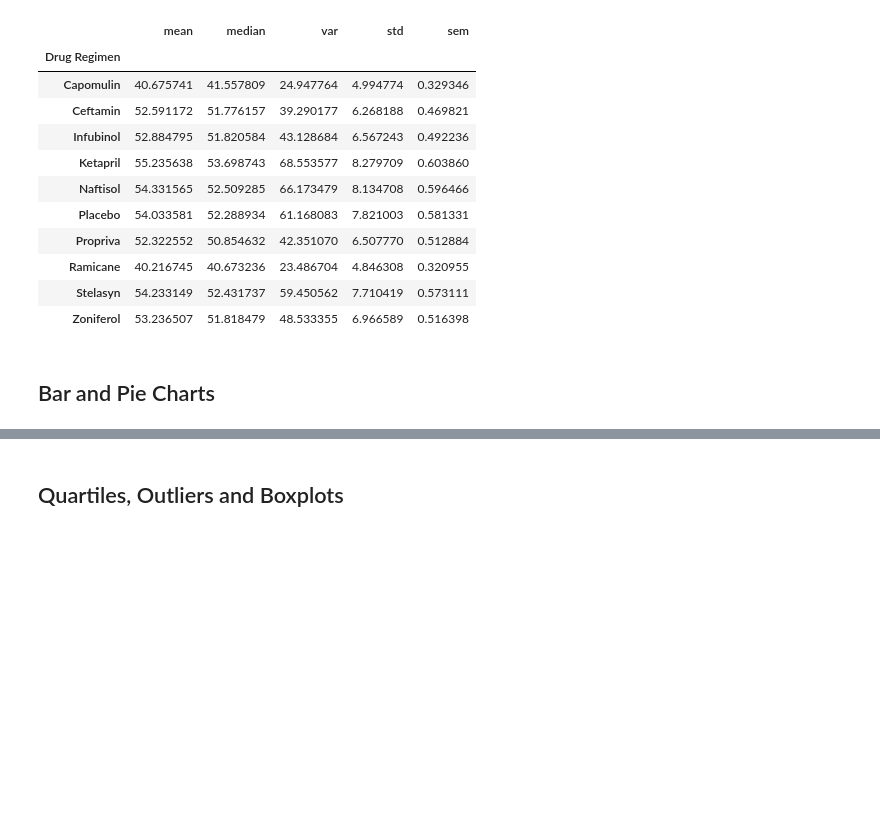
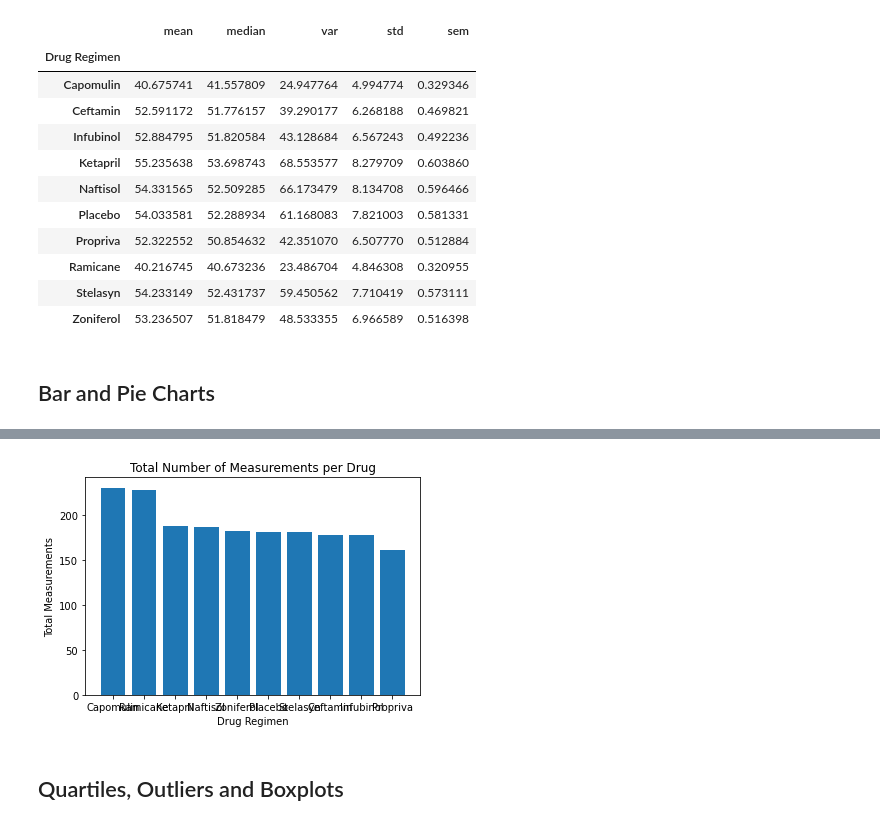
Before and after one commit to PatriceW2/Matplotlib_Challenge-, a Jupyter notebook: Pymaceuticals/pymaceuticals_starter.ipynb, the cells around one changed output, grey strips where cells are left out. Cells and saved outputs as stored; diff of their text form; code cells hidden in the pictures; blank space fills up the shorter version.

```diff
--- a/Pymaceuticals/pymaceuticals_starter.ipynb
+++ b/Pymaceuticals/pymaceuticals_starter.ipynb
@@ -221,7 +221,14 @@ AttributeError: 'numpy.int32' object has no attribute 'plot'
 # %%
 # Generate a bar plot showing the total number of measurements taken on each drug regimen using pyplot.
 
-x_axis =
+plt.bar(total_measure.index.values, total_measure.values)
+plt.xlabel("Drug Regimen")
+plt.ylabel("Total Measurements")
+plt.title("Total Number of Measurements per Drug")
+
+plt.show()
+# %% [output]
+[figure, added]
 # %%
 # Generate a pie plot showing the distribution of female versus male mice using pandas
 # %%
```
Also changed, not shown: parts of 5 cells of this notebook.
